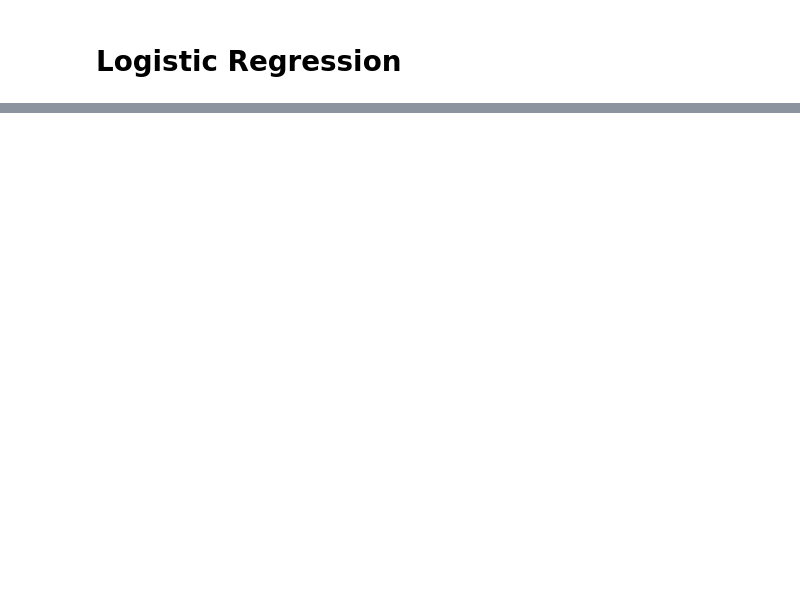
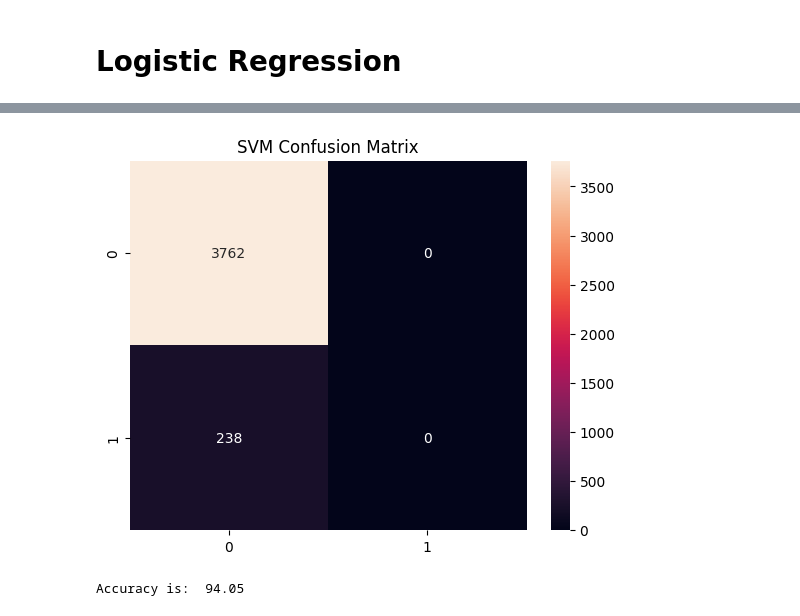
Before and after one commit to samarthya04/IIIT-A-internship, a Jupyter notebook: Caravan insurance.ipynb, the cells around one changed output, grey strips where cells are left out. Drawn from its saved outputs; the diff is of its cells as text; code cells hidden in the pictures; blank space fills up the shorter version.

```diff
--- a/Caravan insurance.ipynb
+++ b/Caravan insurance.ipynb
@@ -132,0 +172,17 @@ Accuracy is  94.025
+# %%
+from sklearn import svm
+
+sv = svm.SVC(kernel='linear', C=1)
+sv.fit(X_train, y_train)
+y_pred_6 = sv.predict(X_test)
+# %%
+plt.title('SVM Confusion Matrix')
+sns.heatmap(confusion_matrix(y_test, y_pred_6), annot=True, fmt='g')
+plt.show()
+# %% [output]
+[figure, added]
+# %%
+accuracy_6 = accuracy_score(y_test, y_pred_6)*100
+print("Accuracy is: ", accuracy_6)
+# %% [output]
+Accuracy is:  94.05
```
Also changed, not shown: parts of 18 cells of this notebook.
